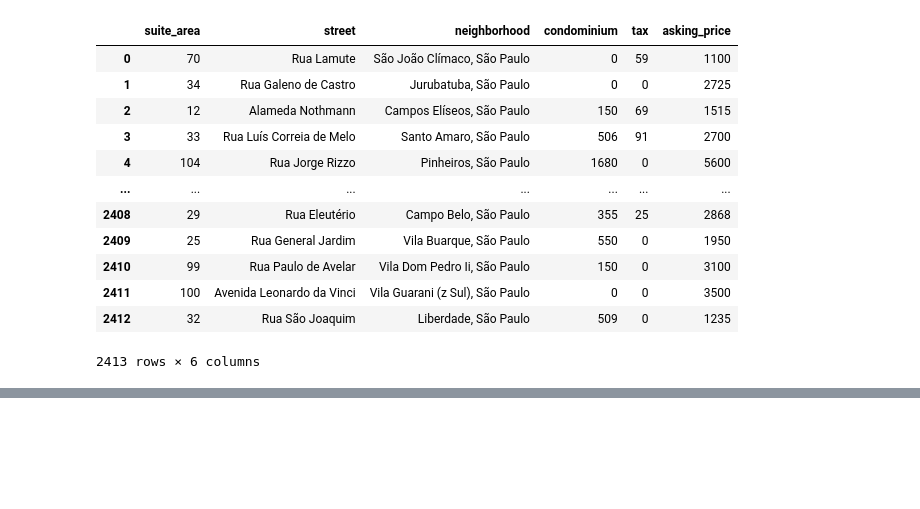
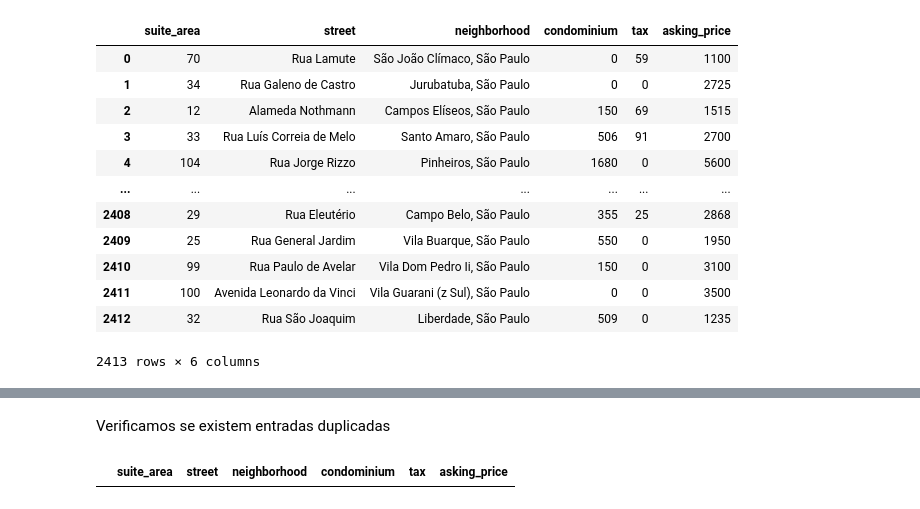
Before and after one commit to GuilhermeRameh/QuintoAndar-Scrapping-Analise, a Jupyter notebook: projeto.ipynb, the cells around one changed output, grey strips where cells are left out. Drawn from its saved outputs; the diff is of its cells as text; code cells hidden in the pictures; blank space fills up the shorter version.

```diff
--- a/testes.ipynb
+++ b/projeto.ipynb
@@ -200,0 +221,6 @@ Agora exploraremos os dados que conseguimos, analisando relação entre localida
+# %% [markdown]
+Verificamos se existem entradas duplicadas
+# %%
+df[df.duplicated(keep=False)]
+# %% [output]
+|  | suite_area | street | neighborhood | condominium | tax | asking_price |
```
Also changed, not shown: parts of 9 cells of this notebook, 1 other file.
